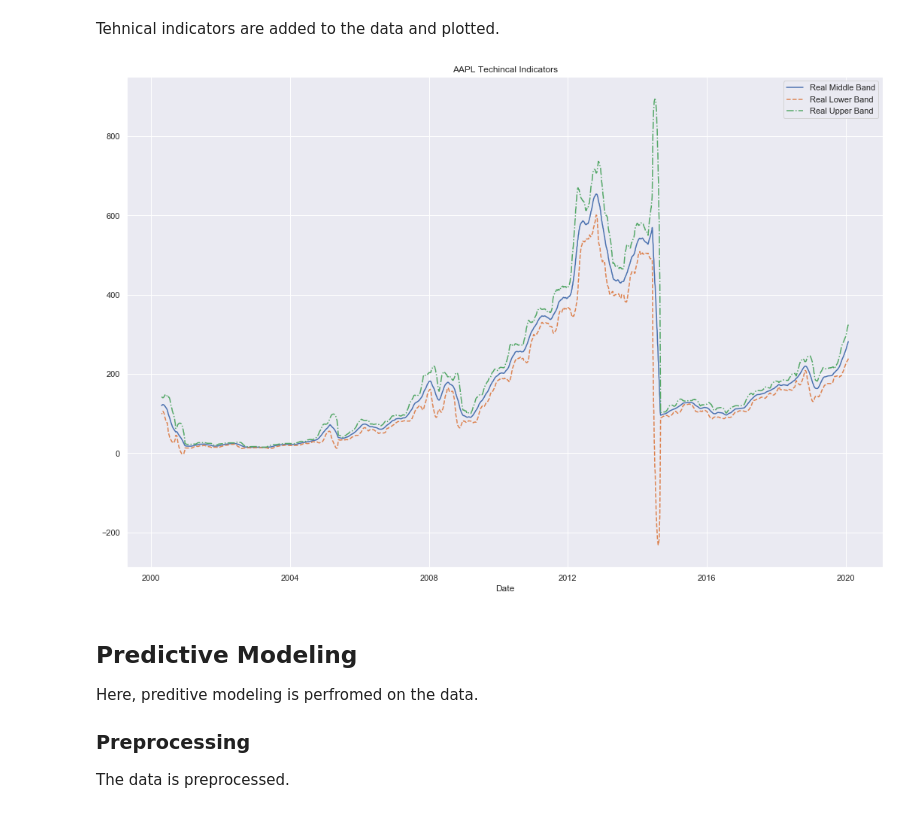
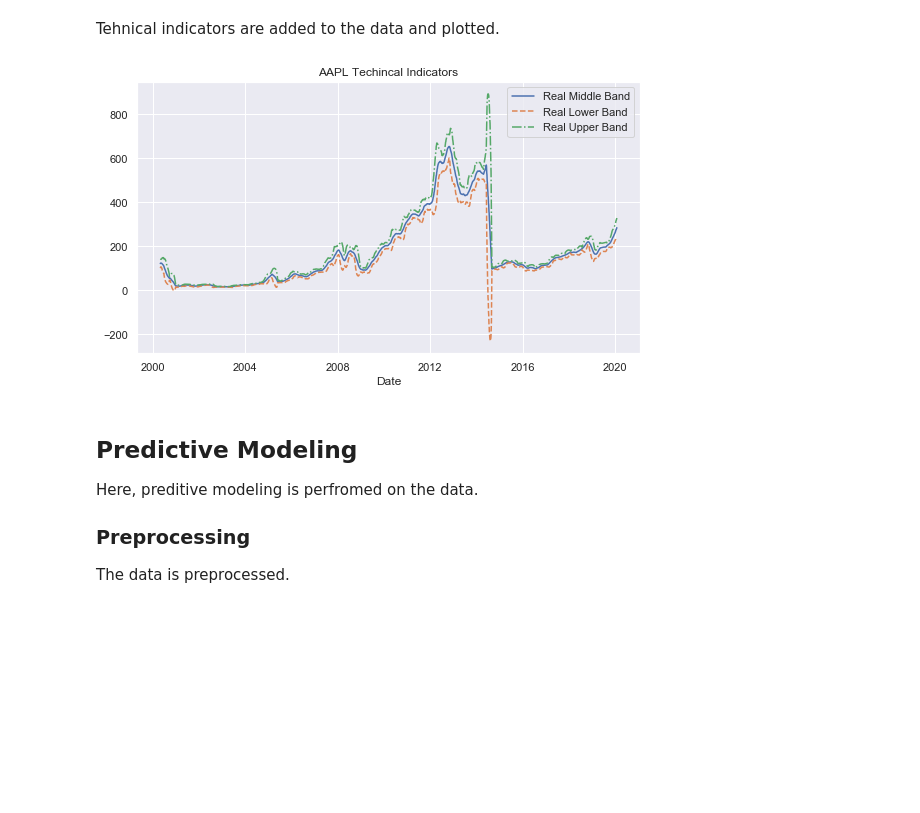
Before and after one commit to mboss1999/ml-finance, a Jupyter notebook: Alpha Vantage Data Analytics.ipynb, the cells around one changed output. Cells and saved outputs as stored; diff of their text form; code cells hidden in the pictures; blank space fills up the shorter version.

```diff
--- a/Alpha Vantage Data Analytics.ipynb
+++ b/Alpha Vantage Data Analytics.ipynb
@@ -50,22 +50,23 @@ Tehnical indicators are added to the data and plotted.
 # %%
 # Technical indicators added
 ti = pd.read_csv(f'./Stock Data/{ticker}_daily_ti.csv')
 ti.set_index(pd.to_datetime(ti['date']), inplace=True)
 ti.drop(columns='date', inplace=True)
 data = data.join(ti, on='date').dropna()
+data.sort_index(inplace=True)
 
 # Technical indicators plotted
-plt.figure(figsize=(18, 12))
+plt.figure(figsize=(9, 5))
 plt.plot(data.index, data['Real Middle Band'], label='Real Middle Band')
 plt.plot(data.index, data['Real Lower Band'], label='Real Lower Band',
          linestyle='--')
 plt.plot(data.index, data['Real Upper Band'], label='Real Upper Band',
          linestyle='-.')
 plt.xlabel('Date')
 plt.title(ticker + ' Techincal Indicators')
 plt.legend();
 # %% [output]
-[figure, old version]
+[figure, new version]
 # %% [markdown]
 ## Predictive Modeling
 Here, preditive modeling is perfromed on the data.
```
Also changed, not shown: parts of 13 cells of this notebook, 5 other files.
